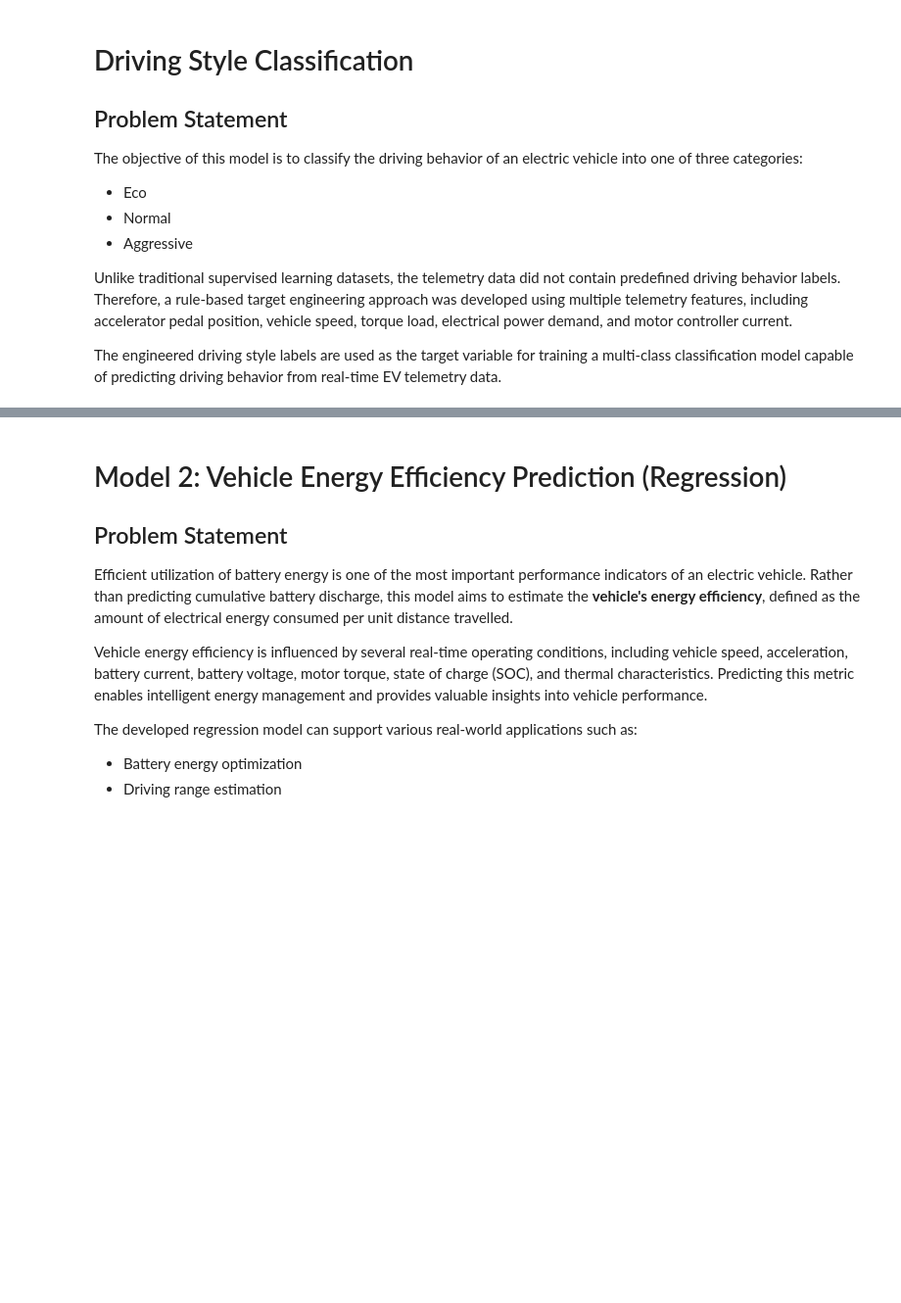
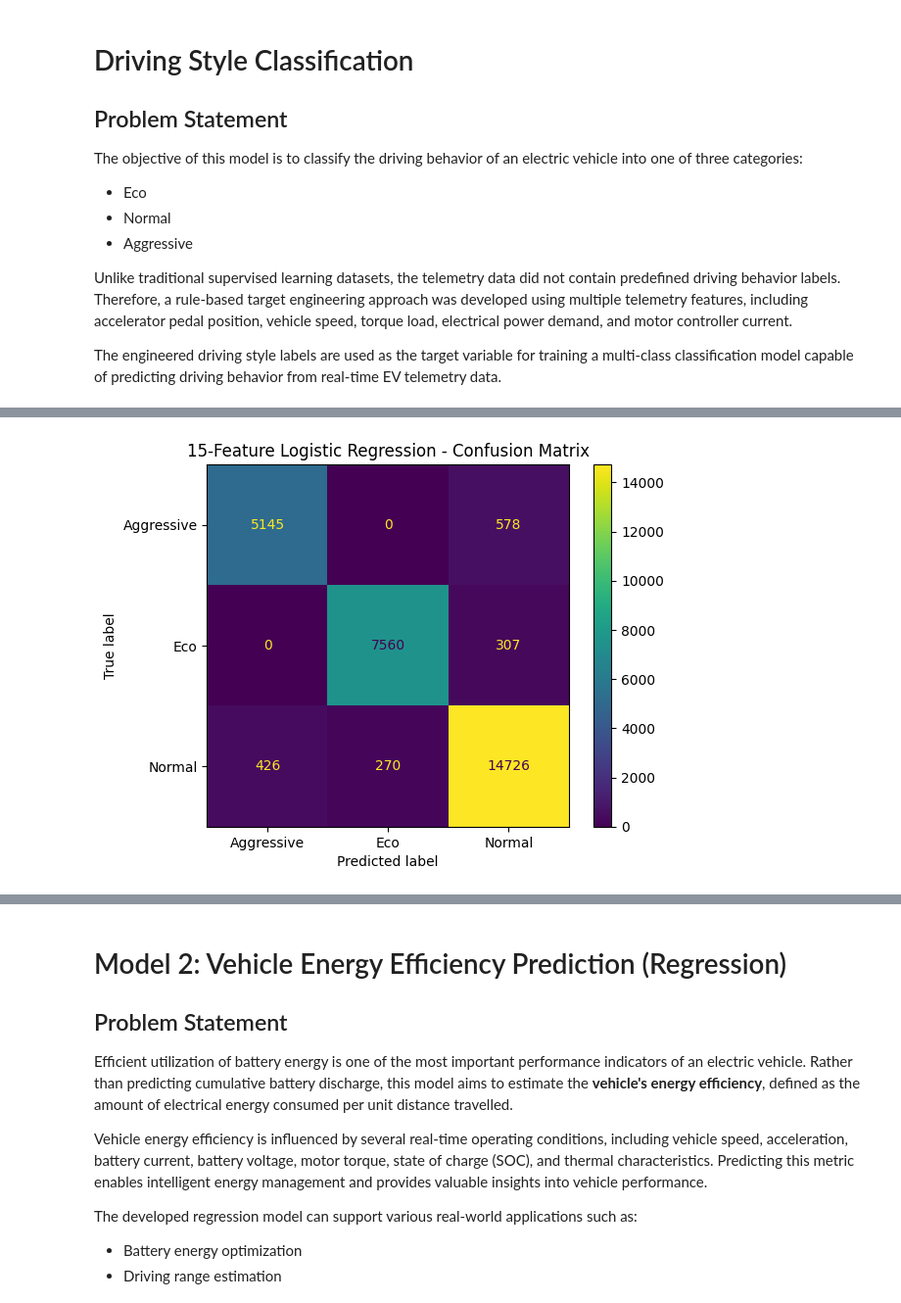
Before and after one commit to Shrawani-DS/ev-intelligence-system, a Jupyter notebook: notebook/ev_analysis.ipynb, the cells around one changed output, grey strips where cells are left out. Shown at 98% size. Cells and saved outputs as stored; diff of their text form; code cells hidden in the pictures; blank space fills up the shorter version.

```diff
--- a/notebook/ev_analysis.ipynb
+++ b/notebook/ev_analysis.ipynb
@@ -440,7 +440,3 @@ To capture these dynamic characteristics, acceleration and jerk are computed.
 - **Jerk** measures the rate of change of acceleration and reflects sudden changes in driver input.
 
 These features help distinguish between smooth and aggressive driving styles.
-# %%
-window=600
-df['Acceleration'] = (df['Speed'].diff().rolling(window).sum()/df["dt"]).fillna(0.0)
-df['Jerk'] = (df['Acceleration'].diff().rolling(window).sum()/df["dt"]).fillna(0.0)
@@ -734,0 +888,6 @@ Overall, the observed trends indicate that the rule-based target engineering met
+# %%
+# Create a separate dataframe for Model 1
+df_model1 = df.copy()
+
+print("Original dataframe shape:", df.shape)
+print("Model 1 dataframe shape:", df_model1.shape)
@@ -927,9 +1252,0 @@ Both feature sets will be evaluated using the same machine learning pipeline, al
-# %%
-# Split using the full feature set
-X_train_full, X_test_full, y_train, y_test = train_test_split(
-    X_full,
-    y,
-    test_size=0.20,
-    random_state=42,
-    stratify=y
-)
@@ -1243,0 +1253,55 @@ df["Total_Discharge_energy"].diff().describe()
+# %%
+# Generate predictions
+
+
+y_pred_lr15 = lr_15.predict(X15_test_scaled)
+
+
+# ---------------------------------------------
+# Accuracy
+# ---------------------------------------------
+
+accuracy_lr15 = accuracy_score(y_test, y_pred_lr15)
+
+print("15-Feature Logistic Regression Accuracy:")
+print(accuracy_lr15)
+
+
+# ---------------------------------------------
+# Classification Report
+# ---------------------------------------------
+
+print("\nClassification Report:\n")
+print(
+    classification_report(
+        y_test,
+        y_pred_lr15
+    )
+)
+
+
+# ---------------------------------------------
+# Confusion Matrix
+# ---------------------------------------------
+
+cm_lr15 = confusion_matrix(
+    y_test,
+    y_pred_lr15
+)
+
+print("\nConfusion Matrix:\n")
+print(cm_lr15)
+
+
+# ---------------------------------------------
+# Confusion Matrix Visualization
+# ---------------------------------------------
+
+ConfusionMatrixDisplay(
+    confusion_matrix=cm_lr15,
+    display_labels=lr_15.classes_
+).plot()
+
+plt.title("15-Feature Logistic Regression - Confusion Matrix")
+plt.show()
+# %% [output]
@@ -1243,0 +1325 @@ df["Total_Discharge_energy"].diff().describe()
+[figure, added]
```
Also changed, not shown: parts of 180 cells of this notebook.
